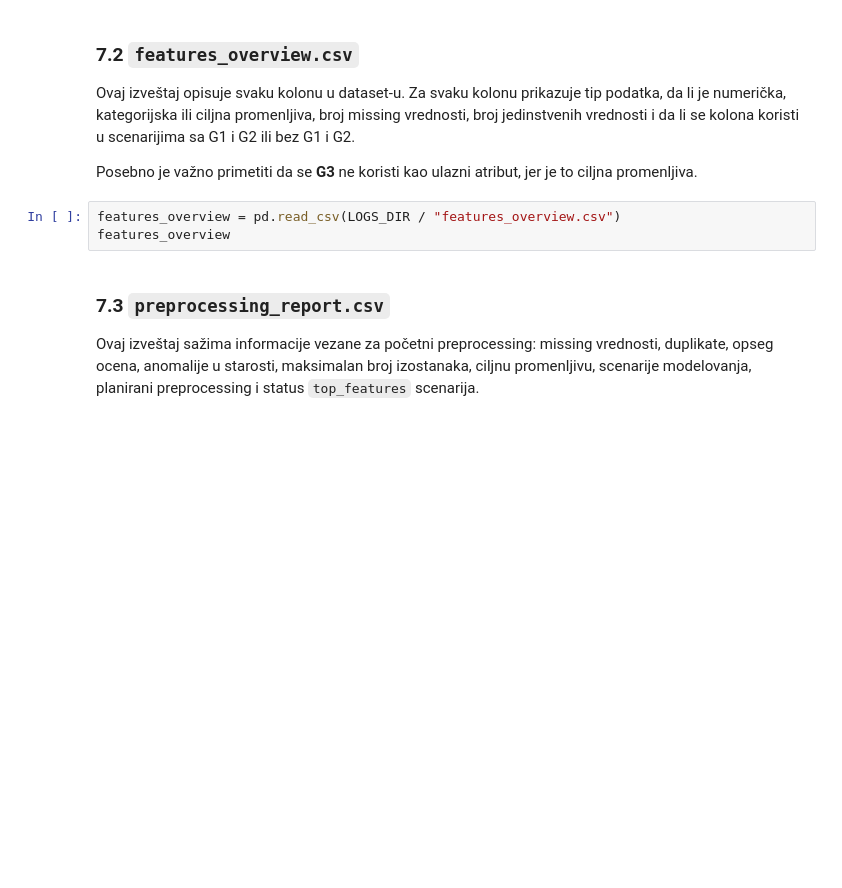
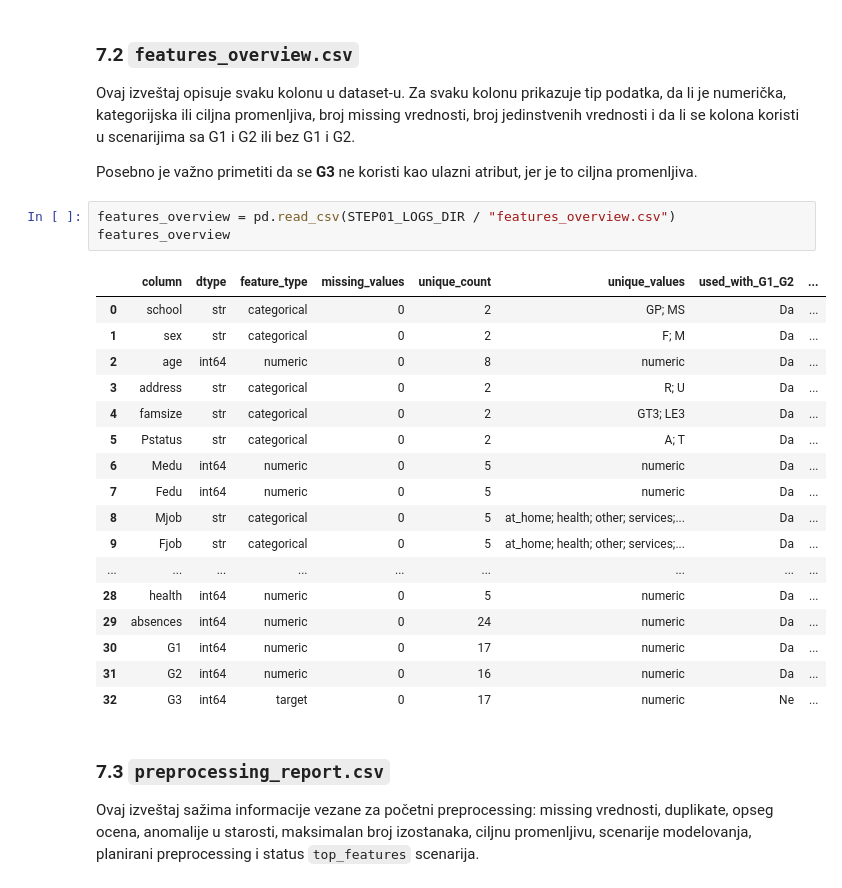
Before and after one commit to fuuukss/StudentPerformancePredict, a Jupyter notebook: docs/student_performance_walkthrough.ipynb, the cells around one changed output. Saved outputs shown, nothing was run; the diff lists cells and outputs as text; blank space fills up the shorter version.

```diff
--- a/docs/student_performance_walkthrough.ipynb
+++ b/docs/student_performance_walkthrough.ipynb
@@ -95,8 +123,26 @@ Ovaj izveštaj opisuje svaku kolonu u dataset-u. Za svaku kolonu prikazuje tip p
 
 Posebno je važno primetiti da se **G3** ne koristi kao ulazni atribut, jer je to ciljna promenljiva.
 # %%
-features_overview = pd.read_csv(LOGS_DIR / "features_overview.csv")
+features_overview = pd.read_csv(STEP01_LOGS_DIR / "features_overview.csv")
 features_overview
+# %% [output]
+|  | column | dtype | feature_type | missing_values | unique_count | unique_values | used_with_G1_G2 | ... |
+| 0 | school | str | categorical | 0 | 2 | GP; MS | Da | ... |
+| 1 | sex | str | categorical | 0 | 2 | F; M | Da | ... |
+| 2 | age | int64 | numeric | 0 | 8 | numeric | Da | ... |
+| 3 | address | str | categorical | 0 | 2 | R; U | Da | ... |
+| 4 | famsize | str | categorical | 0 | 2 | GT3; LE3 | Da | ... |
+| 5 | Pstatus | str | categorical | 0 | 2 | A; T | Da | ... |
+| 6 | Medu | int64 | numeric | 0 | 5 | numeric | Da | ... |
+| 7 | Fedu | int64 | numeric | 0 | 5 | numeric | Da | ... |
+| 8 | Mjob | str | categorical | 0 | 5 | at_home; health; other; services;... | Da | ... |
+| 9 | Fjob | str | categorical | 0 | 5 | at_home; health; other; services;... | Da | ... |
+| ... | ... | ... | ... | ... | ... | ... | ... | ... |
+| 28 | health | int64 | numeric | 0 | 5 | numeric | Da | ... |
+| 29 | absences | int64 | numeric | 0 | 24 | numeric | Da | ... |
+| 30 | G1 | int64 | numeric | 0 | 17 | numeric | Da | ... |
+| 31 | G2 | int64 | numeric | 0 | 16 | numeric | Da | ... |
+| 32 | G3 | int64 | target | 0 | 17 | numeric | Ne | ... |
 # %% [markdown]
 ### 7.3 `preprocessing_report.csv`
 
```
Also changed, not shown: parts of 16 cells of this notebook, 13 other files.
